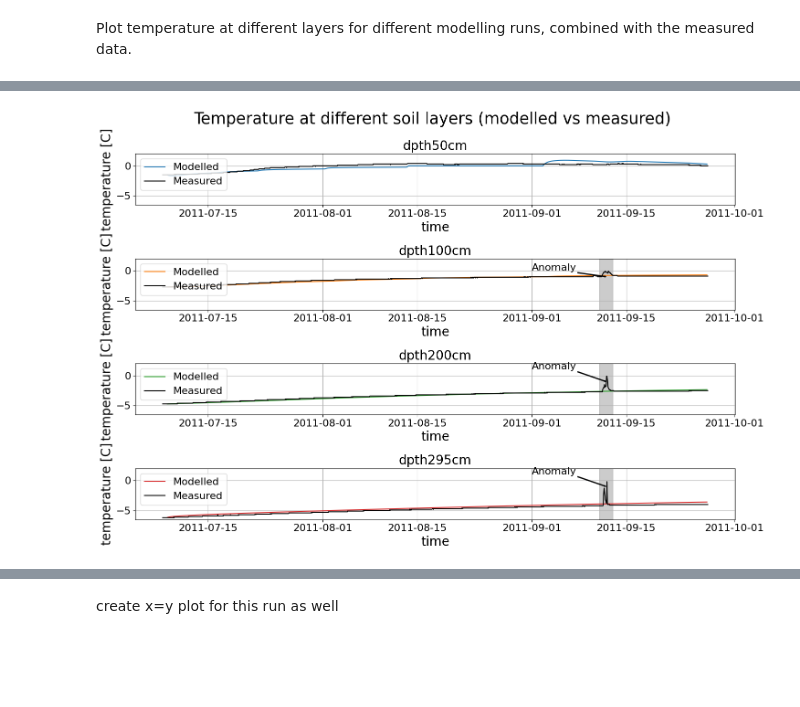
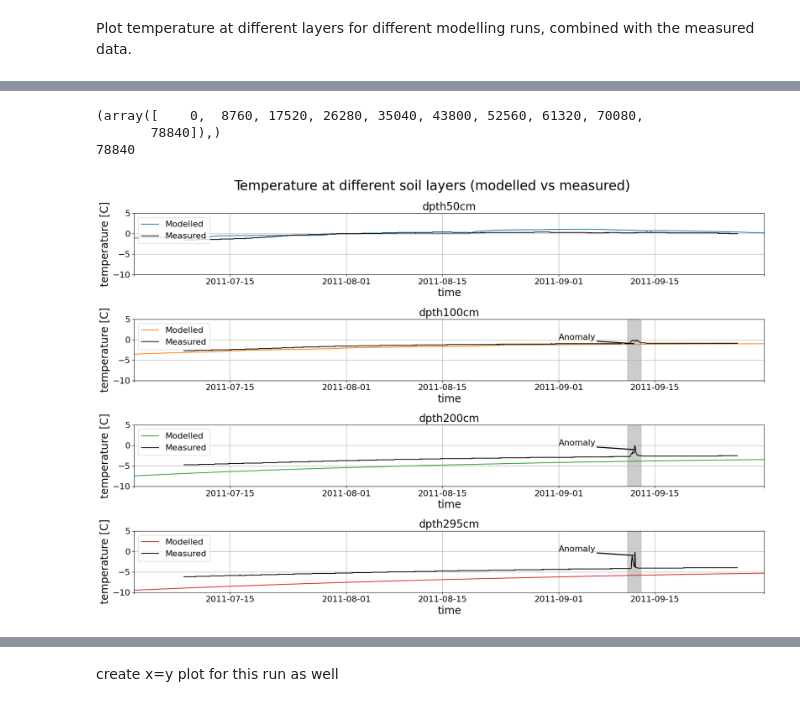
Before and after one commit to khdebruijn/thermo-morphological-model, a Jupyter notebook: validation/ground_temperature_calibration.ipynb, the cells around one changed output, grey strips where cells are left out. Drawn from its saved outputs; the diff is of its cells as text; code cells hidden in the pictures; blank space fills up the shorter version.

```diff
--- a/validation/ground_temperature_calibration.ipynb
+++ b/validation/ground_temperature_calibration.ipynb
@@ -33,9 +33,9 @@ Load in datasets of different modelling runs.
 # load in the modelling results
 # results_folder = Path(r"P:\11210070-usgscoop-202324-arcticxb\runs\val_gt1")
 
-runid2 = 'val_gt13'
-runid3 = 'val_gt13'
-runid4 = 'val_gt13'
+runid2 = 'val_gt24'
+runid3 = 'val_gt24'
+runid4 = 'val_gt24'
 
 fname_gt2 = "data/" + runid2 + "_ground_temperature_timeseries.csv"
 fname_gt3 = "data/" + runid3 + "_ground_temperature_timeseries.csv"
@@ -47,7 +47,7 @@ df_gt3 = pd.read_csv(fname_gt3, parse_dates=['time'])
 df_gt4 = pd.read_csv(fname_gt4, parse_dates=['time'])
 
 # Lets add some columns to convert to Celcius
-colnames = ['temp_0m[K]', 'temp_0.5m[K]', 'temp_1.0m[K]', 'temp_2.0m[K]', 'temp_2.95m[K]']
+colnames = ['temp_0.0m[K]', 'temp_0.5m[K]', 'temp_1.0m[K]', 'temp_2.0m[K]', 'temp_2.95m[K]']
 
 for df in [df_gt2, df_gt3, df_gt4]:
     for colname in colnames:
@@ -175,7 +178,12 @@ plt.show()
 # %%
-fig, axs = plt.subplots(4, 1, figsize=(15, 10))
+fig, axs = plt.subplots(4, 1, figsize=(18, 12))
 
 ax1, ax2, ax3, ax4 = axs
+
+start_last_year_indices = np.max(np.nonzero(df_gt2.time.values == pd.to_datetime("2011-01-01")))
+print(np.nonzero(df_gt2.time.values == pd.to_datetime("2011-01-01")))
+print(start_last_year_indices)
+df_gt = df_gt2.iloc[start_last_year_indices:]
 
 # add patches for anomaly
 ax2.fill_between([pd.Timestamp('2011-09-11'), pd.Timestamp('2011-09-13')], -50, 50, alpha=0.2, color='k')
@@ -185,39 +193,67 @@ ax3.annotate("Anomaly", (pd.Timestamp('2011-09-12'), -1), xytext=(pd.Timestamp('
 ax4.fill_between([pd.Timestamp('2011-09-11'), pd.Timestamp('2011-09-13')], -50, 50, alpha=0.2, color='k')
 ax4.annotate("Anomaly", (pd.Timestamp('2011-09-12'), -1), xytext=(pd.Timestamp('2011-09-01'), 0), arrowprops={'width':1, 'headwidth':2, 'headlength':2})
 
 ax1.set_title('dpth50cm')
-ax1.plot(df_gt2['time'], df_gt2['temp_0.5m[C]'], 'C0', label=f'Modelled')
+ax1.plot(df_gt['time'], df_gt['temp_0.5m[C]'], 'C0', label=f'Modelled')
 ax1.plot(df_erikson['time'], df_erikson['T50cm'], 'k', label='Measured')
 
 ax2.set_title('dpth100cm')
-ax2.plot(df_gt2['time'], df_gt2['temp_1.0m[C]'], 'C1', label=f'Modelled')
+ax2.plot(df_gt['time'], df_gt['temp_1.0m[C]'], 'C1', label=f'Modelled')
 ax2.plot(df_erikson['time'], df_erikson['T100cm'], 'k', label='Measured')
 
 ax3.set_title('dpth200cm')
-ax3.plot(df_gt2['time'], df_gt2['temp_2.0m[C]'], 'C2', label=f'Modelled')
+ax3.plot(df_gt['time'], df_gt['temp_2.0m[C]'], 'C2', label=f'Modelled')
 ax3.plot(df_erikson['time'], df_erikson['T200cm'], 'k', label='Measured')
 
 ax4.set_title('dpth295cm')
-ax4.plot(df_gt2['time'], df_gt2['temp_2.95m[C]'], 'C3', label=f'Modelled')
+ax4.plot(df_gt['time'], df_gt['temp_2.95m[C]'], 'C3', label=f'Modelled')
 ax4.plot(df_erikson['time'], df_erikson['T295cm'], 'k', label='Measured')
 
 for ax in axs:
 
-    ax.set_ylim((-6.5, 2))
+    ax.set_xlim((pd.to_datetime("2011-07-01"), pd.to_datetime("2011-10-01")))
+    ax.set_ylim((-10, 5))
+
+    ax.set_xticks([
+        pd.to_datetime("2011-7-01"),
+
+        pd.to_datetime("2011-7-15"),
+        pd.to_datetime("2011-8-01"),
+        pd.to_datetime("2011-8-15"),
+        pd.to_datetime("2011-9-01"),
+        pd.to_datetime("2011-9-15"),
+
+        pd.to_datetime("2011-10-01"),
+
+    ],
+    [
+        None,
+        "2011-07-15",
+        "2011-08-01",
+        "2011-08-15",
+        "2011-09-01",
+        "2011-09-15",
+        None
+    ]
+    )
+
     ax.legend(loc='upper left')
     ax.set_xlabel('time')
     ax.set_ylabel('temperature [C]')
     ax.grid()
 
 fig.suptitle("Temperature at different soil layers (modelled vs measured)")
 
 fig.tight_layout()
 
 fig.savefig(os.path.join(save_path, 'rmse_validation_a.png'), bbox_inches='tight', facecolor='white', transparent=False)
 
 fig.show()
 # %% [output]
+(array([    0,  8760, 17520, 26280, 35040, 43800, 52560, 61320, 70080,
+       78840]),)
+78840
-[figure, old version]
+[figure, new version]
 # %%
 def compute_RMSE(run_id, df_val_data):
 
```
Also changed, not shown: parts of 6 cells of this notebook, 2 other files.
